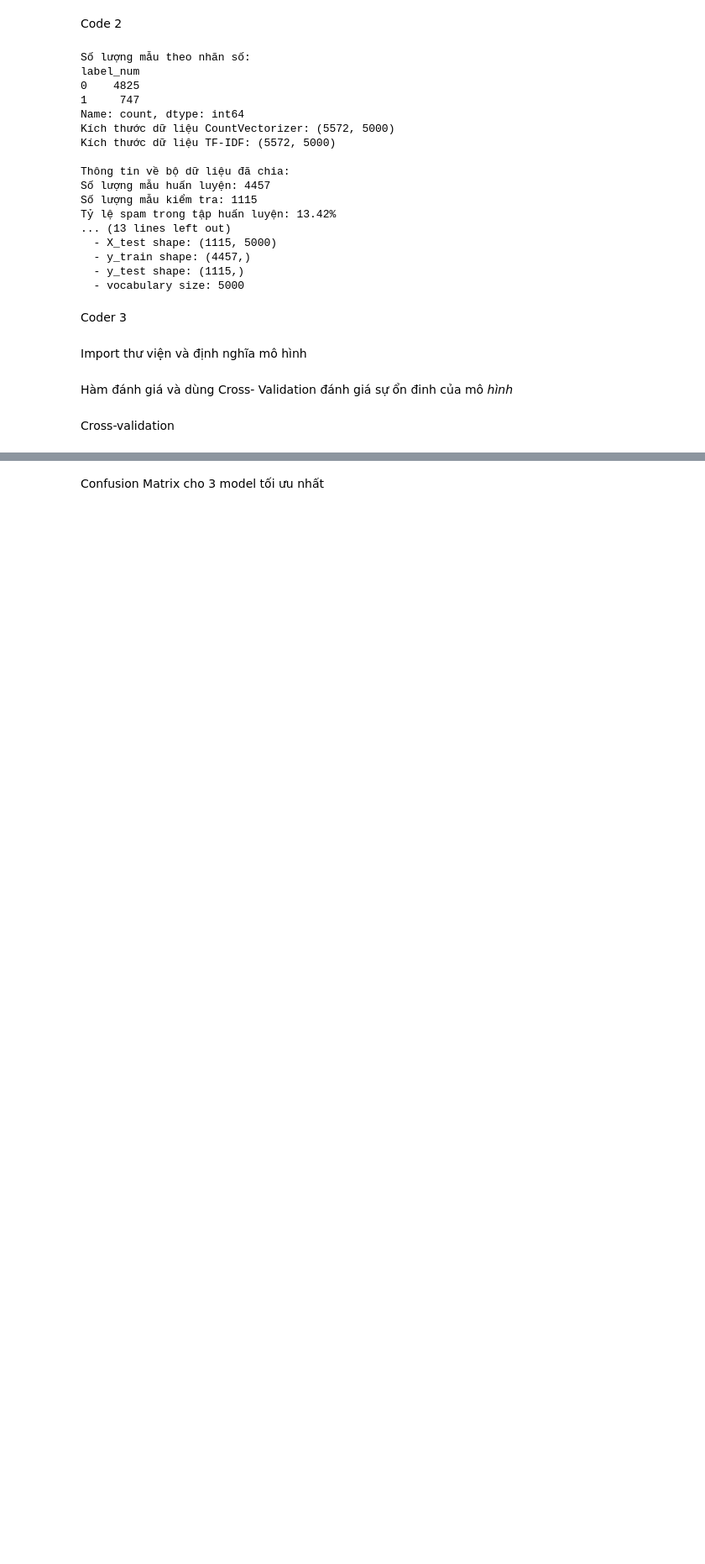
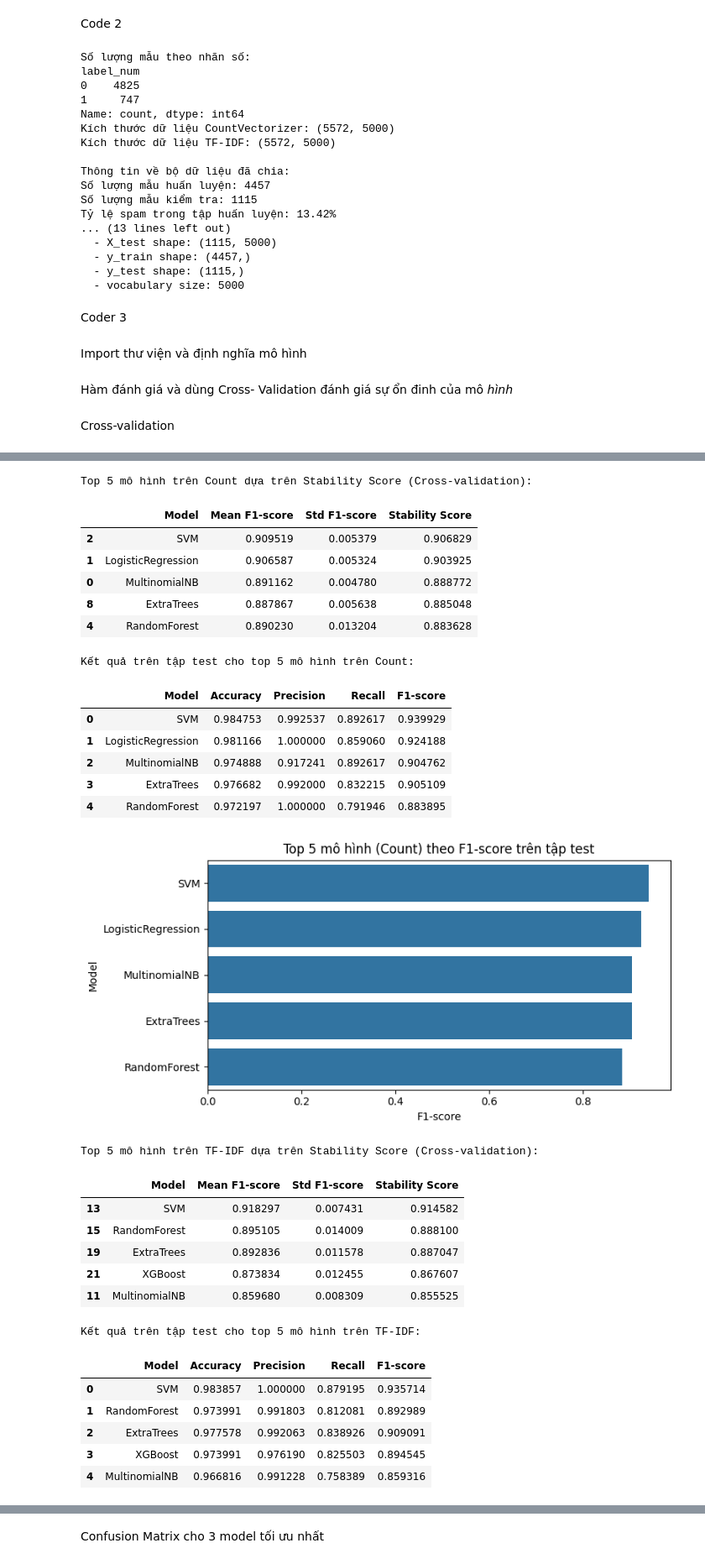
Before and after one commit to Cham0703/DU_AN_SPAM, a Jupyter notebook: main_email_detechtion.ipynb, the cells around one changed output, grey strips where cells are left out. Shown at 84% size. Cells and saved outputs as stored; diff of their text form; code cells hidden in the pictures; blank space fills up the shorter version.

```diff
--- a/main_email_detechtion.ipynb
+++ b/main_email_detechtion.ipynb
@@ -248,6 +248,11 @@ def evaluate_model_cv(model, X, y, cv=5, scoring='f1'):
 # %% [markdown]
 Cross-validation
 # %%
+import time
+from sklearn.exceptions import ConvergenceWarning
+import warnings
+warnings.filterwarnings("ignore", category=ConvergenceWarning)
+
 # Đánh giá bằng Cross-validation (cho tất cả mô hình)
 cv_results = []
 y = df['label_num']  # Sử dụng df['label_num'] làm nhãn
@@ -256,14 +261,23 @@ for feat_name, X in {
     'Count': X_count,
     'TF-IDF': X_tfidf
 }.items():
+    print(f"Đang xử lý đặc trưng: {feat_name}")
     for name, model in models.items():
         try:
-            mean_score, std_score = evaluate_model_cv(model, X, y)
+            start_time = time.time()
+            mean_score, std_score = evaluate_model_cv(model, X, y, cv=3, scoring='f1')
+            elapsed_time = time.time() - start_time
+            if elapsed_time > 60:
+                print(f"Mô hình {name} trên {feat_name} quá chậm, bỏ qua sau {elapsed_time:.2f} giây")
+                continue
+            # Thêm chỉ số tổng hợp (Mean - k * Std, với k=0.5)
+            stability_score = mean_score - 0.5 * std_score
             cv_results.append({
                 'Feature': feat_name,
                 'Model': name,
                 'Mean F1-score': mean_score,
-                'Std F1-score': std_score
+                'Std F1-score': std_score,
+                'Stability Score': stability_score
             })
         except Exception as e:
             print(f"Lỗi khi chạy cross-validation cho {name} trên {feat_name}: {str(e)}")
@@ -321,16 +377,54 @@ Hiển thị top 5 mô hình
 # %%
-# Hiển thị top 5 mô hình theo F1-score
+# Hiển thị top 5 mô hình dựa trên Stability Score từ cross-validation
 for feat in ['Count', 'TF-IDF']:
-    df_feat = df_results[df_results['Feature'] == feat]
-    top5 = df_feat.sort_values('F1-score', ascending=False).head(5)
-    print(f"\nTop 5 mô hình trên {feat} theo F1-score:")
-    display(top5[['Model', 'Accuracy', 'Precision', 'Recall', 'F1-score']])
+    # Lấy kết quả cross-validation cho đặc trưng hiện tại
+    df_cv_feat = df_cv_results[df_cv_results['Feature'] == feat]
+    # Sắp xếp theo Stability Score
+    top5_cv = df_cv_feat.sort_values('Stability Score', ascending=False).head(5)
+    print(f"\nTop 5 mô hình trên {feat} dựa trên Stability Score (Cross-validation):")
+    display(top5_cv[['Model', 'Mean F1-score', 'Std F1-score', 'Stability Score']])
 
-    # Vẽ barplot F1-score
+    # Kết hợp với kết quả trên tập test
+    df_test_feat = df_results[df_results['Feature'] == feat]
+    top5_combined = pd.merge(top5_cv[['Model']], df_test_feat, on='Model', how='left')
+    print(f"\nKết quả trên tập test cho top 5 mô hình trên {feat}:")
+    display(top5_combined[['Model', 'Accuracy', 'Precision', 'Recall', 'F1-score']])
+
+    # Vẽ barplot F1-score trên tập test
     plt.figure(figsize=(8, 4))
-    sns.barplot(data=top5, x='F1-score', y='Model')
-    plt.title(f"Top 5 mô hình ({feat}) theo F1-score")
+    sns.barplot(data=top5_combined, x='F1-score', y='Model')
+    plt.title(f"Top 5 mô hình ({feat}) theo F1-score trên tập test")
     plt.xlabel("F1-score")
     plt.ylabel("Model")
     plt.tight_layout()
     plt.show()
+# %% [output]
+Top 5 mô hình trên Count dựa trên Stability Score (Cross-validation):
+|  | Model | Mean F1-score | Std F1-score | Stability Score |
+| 2 | SVM | 0.909519 | 0.005379 | 0.906829 |
+| 1 | LogisticRegression | 0.906587 | 0.005324 | 0.903925 |
+| 0 | MultinomialNB | 0.891162 | 0.004780 | 0.888772 |
+| 8 | ExtraTrees | 0.887867 | 0.005638 | 0.885048 |
+| 4 | RandomForest | 0.890230 | 0.013204 | 0.883628 |
+Kết quả trên tập test cho top 5 mô hình trên Count:
+|  | Model | Accuracy | Precision | Recall | F1-score |
+| 0 | SVM | 0.984753 | 0.992537 | 0.892617 | 0.939929 |
+| 1 | LogisticRegression | 0.981166 | 1.000000 | 0.859060 | 0.924188 |
+| 2 | MultinomialNB | 0.974888 | 0.917241 | 0.892617 | 0.904762 |
+| 3 | ExtraTrees | 0.976682 | 0.992000 | 0.832215 | 0.905109 |
+| 4 | RandomForest | 0.972197 | 1.000000 | 0.791946 | 0.883895 |
+[figure, added]
+Top 5 mô hình trên TF-IDF dựa trên Stability Score (Cross-validation):
+|  | Model | Mean F1-score | Std F1-score | Stability Score |
+| 13 | SVM | 0.918297 | 0.007431 | 0.914582 |
+| 15 | RandomForest | 0.895105 | 0.014009 | 0.888100 |
+| 19 | ExtraTrees | 0.892836 | 0.011578 | 0.887047 |
+| 21 | XGBoost | 0.873834 | 0.012455 | 0.867607 |
+| 11 | MultinomialNB | 0.859680 | 0.008309 | 0.855525 |
+Kết quả trên tập test cho top 5 mô hình trên TF-IDF:
+|  | Model | Accuracy | Precision | Recall | F1-score |
+| 0 | SVM | 0.983857 | 1.000000 | 0.879195 | 0.935714 |
+| 1 | RandomForest | 0.973991 | 0.991803 | 0.812081 | 0.892989 |
+| 2 | ExtraTrees | 0.977578 | 0.992063 | 0.838926 | 0.909091 |
+| 3 | XGBoost | 0.973991 | 0.976190 | 0.825503 | 0.894545 |
+| 4 | MultinomialNB | 0.966816 | 0.991228 | 0.758389 | 0.859316 |
```
Also changed, not shown: parts of 10 cells of this notebook.
